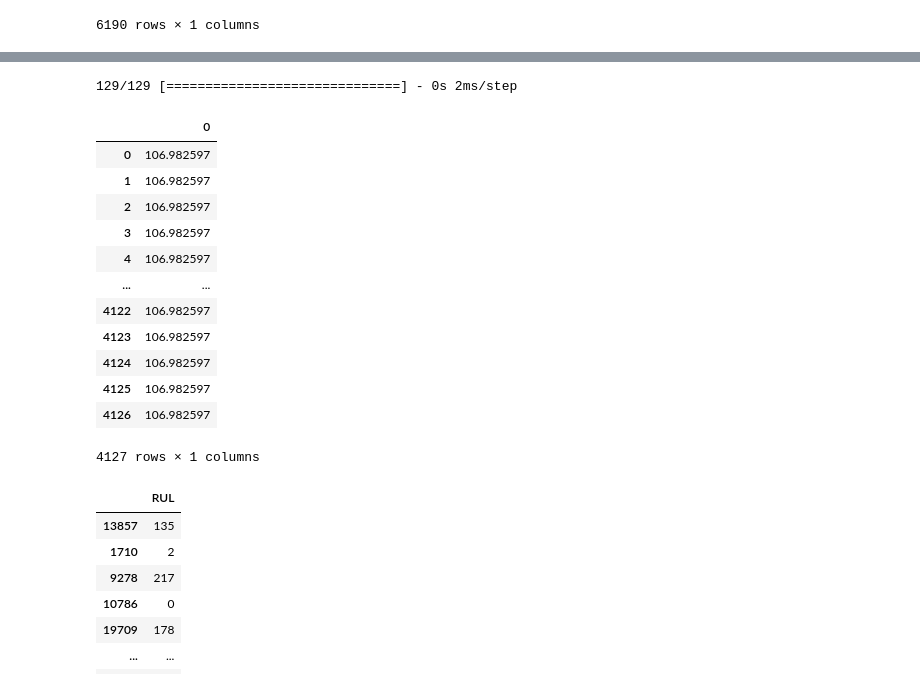
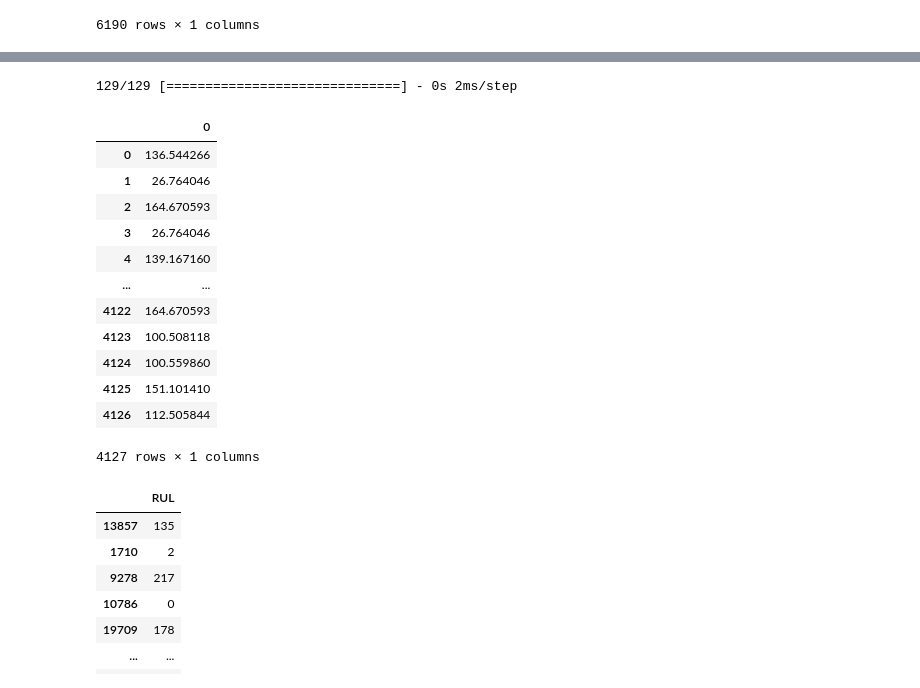
Before and after one commit to AshutoshPanda2002/FSM-INT-2023, a Jupyter notebook: Code/FD001_Model.ipynb, the cells around one changed output, grey strips where cells are left out. Drawn from its saved outputs; the diff is of its cells as text; code cells hidden in the pictures.

```diff
--- a/Code/FD001_Model.ipynb
+++ b/Code/FD001_Model.ipynb
@@ -928,19 +999,19 @@ x_train_ann_5
 # %%
 learning_rate = 0.005
 
-model = Sequential()
+model_5 = Sequential()
 
-model.add(Dense(units = 25, activation = 'tanh', input_shape = (17,)))
-model.add(Dropout(0.2))
-model.add(Dense(units = 20, activation = 'tanh'))
-model.add(Dropout(0.2))
-model.add(Dense(units =15, activation = 'tanh'))
-model.add(Dropout(0.2))
-model.add(Dense(units = 10, activation = 'tanh'))
-model.add(Dropout(0.2))
-model.add(Dense(units = 5, activation = 'tanh'))
-model.add(Dropout(0.2))
-model.add(Dense(units = 1, activation = 'relu'))
+model_5.add(Dense(units = 25, activation = 'tanh', input_shape = (17,)))
+model_5.add(Dropout(0.2))
+model_5.add(Dense(units = 20, activation = 'tanh'))
+model_5.add(Dropout(0.2))
+model_5.add(Dense(units =15, activation = 'tanh'))
+model_5.add(Dropout(0.2))
+model_5.add(Dense(units = 10, activation = 'tanh'))
+model_5.add(Dropout(0.2))
+model_5.add(Dense(units = 5, activation = 'tanh'))
+model_5.add(Dropout(0.2))
+model_5.add(Dense(units = 1, activation = 'relu'))
 
-model.summary()
+model_5.summary()
 # %% [output]
@@ -973,14 +1044,14 @@ def root_mean_square(y_true, y_pred):
 rmse = RootMeanSquaredError()
 
 #Compiing the model
-model.compile(
+model_5.compile(
     loss = root_mean_square,
     optimizer = Adam(learning_rate=learning_rate),
     metrics = [rmse]
 )
 
 # Training the model
-history = model.fit(
+history = model_5.fit(
     x_train_ann_5,
     y_train_ann_5,
     epochs=500,
@@ -1018,20 +1079,20 @@ plot_history(history, 'mean_squared_error')
 # %%
-y_pred_ann_5 = model.predict(x_test_ann_5)
+y_pred_ann_5 = model_5.predict(x_test_ann_5)
 pd.DataFrame(y_pred_ann_5)
 # %% [output]
 129/129 [==============================] - 0s 2ms/step
 |  | 0 |
-| 0 | 106.982597 |
-| 1 | 106.982597 |
-| 2 | 106.982597 |
-| 3 | 106.982597 |
-| 4 | 106.982597 |
+| 0 | 136.544266 |
+| 1 | 26.764046 |
+| 2 | 164.670593 |
+| 3 | 26.764046 |
+| 4 | 139.167160 |
 | ... | ... |
-| 4122 | 106.982597 |
-| 4123 | 106.982597 |
-| 4124 | 106.982597 |
-| 4125 | 106.982597 |
-| 4126 | 106.982597 |
+| 4122 | 164.670593 |
+| 4123 | 100.508118 |
+| 4124 | 100.559860 |
+| 4125 | 151.101410 |
+| 4126 | 112.505844 |
 4127 rows × 1 columns
 # %%
 pd.DataFrame(y_test_ann_5)
```
Also changed, not shown: parts of 62 cells of this notebook.
